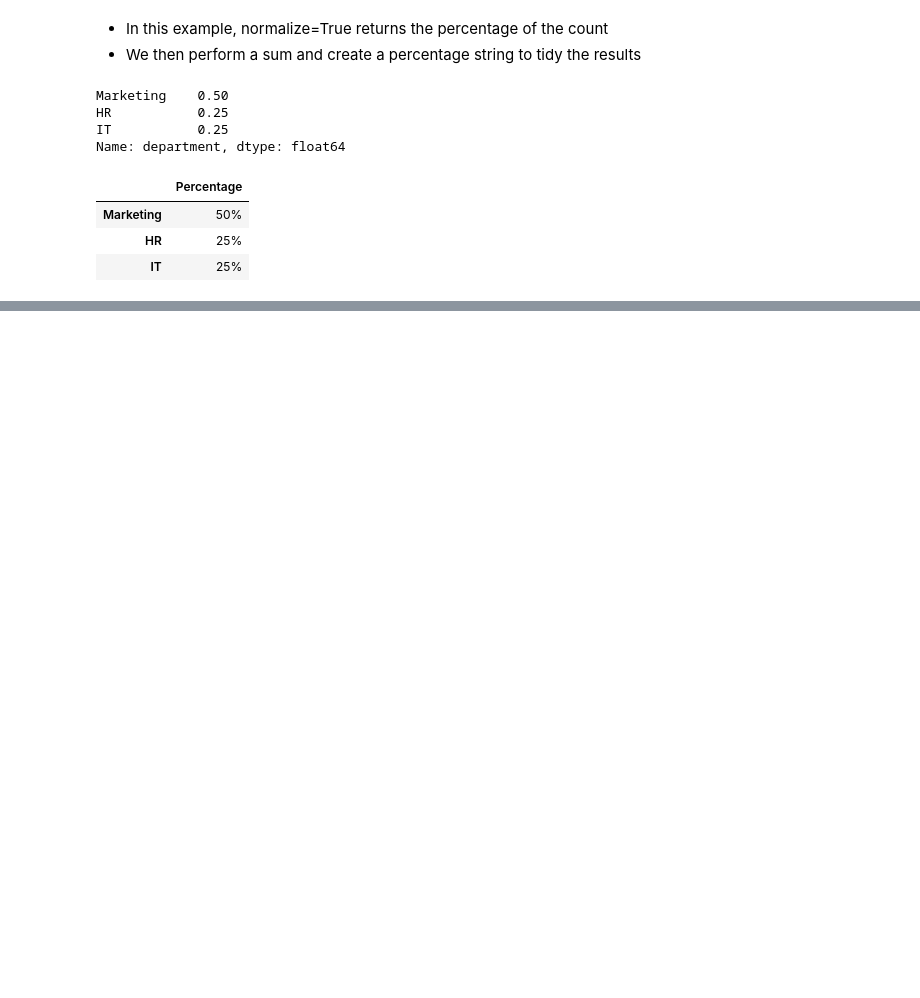
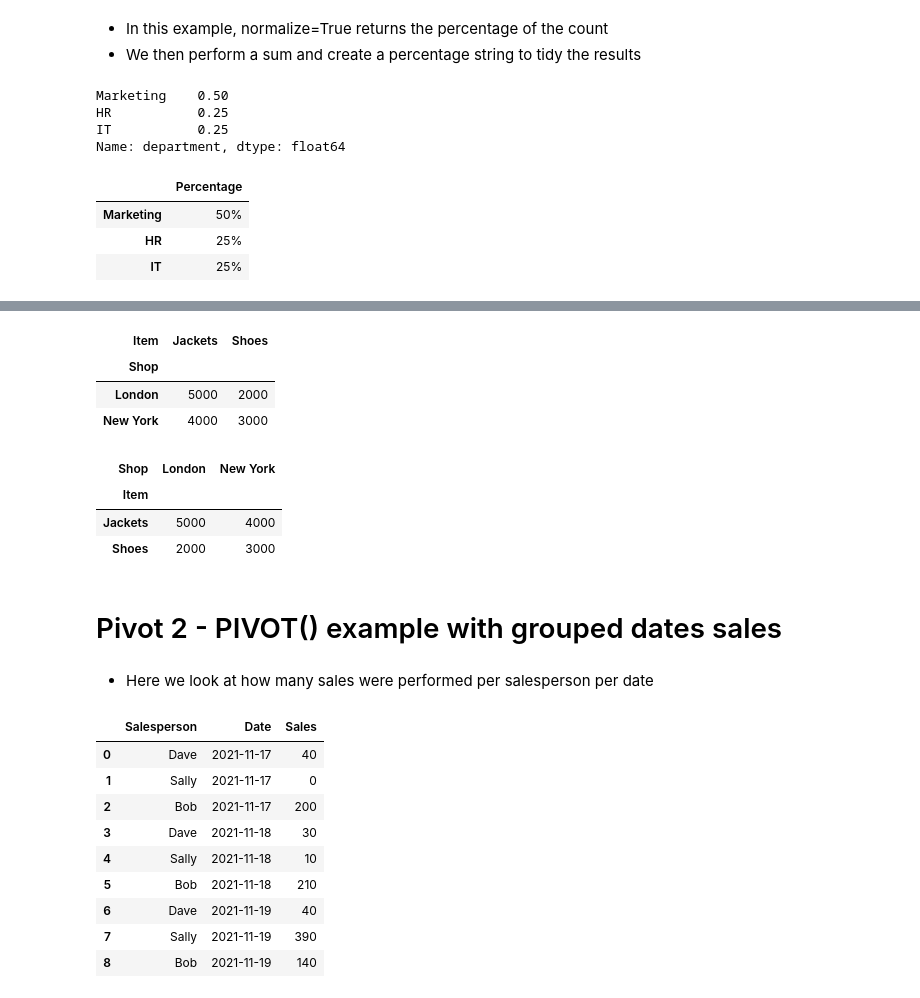
Before and after one commit to richardgourley/pandas-one-pagers, a Jupyter notebook: pandas-one-pager.ipynb, the cells around one changed output, grey strips where cells are left out. Drawn from its saved outputs; the diff is of its cells as text; code cells hidden in the pictures; blank space fills up the shorter version.

```diff
--- a/pandas-one-pager.ipynb
+++ b/pandas-one-pager.ipynb
@@ -528,0 +548,45 @@ department_percentage
+# %%
+# See how many items are sold in each shop
+df_shop.pivot(index="Shop", columns="Item", values="Sales")
+# %% [output]
+| Item | Jackets | Shoes |
+| Shop |  |  |
+| London | 5000 | 2000 |
+| New York | 4000 | 3000 |
+# %%
+# Here we pivot the other way
+df_shop.pivot(index="Item", columns="Shop", values="Sales")
+# %% [output]
+| Shop | London | New York |
+| Item |  |  |
+| Jackets | 5000 | 4000 |
+| Shoes | 2000 | 3000 |
+# %% [markdown]
+# Pivot 2 - PIVOT() example with grouped dates sales
+# %% [markdown]
+- Here we look at how many sales were performed per salesperson per date
+# %%
+df_dates_arr = [
+    ["Dave",'2021-11-17',40],
+    ["Sally",'2021-11-17',0],
+    ["Bob",'2021-11-17',200],
+    ["Dave",'2021-11-18',30],
+    ["Sally",'2021-11-18',10],
+    ["Bob",'2021-11-18',210],
+    ["Dave",'2021-11-19',40],
+    ["Sally",'2021-11-19',390],
+    ["Bob",'2021-11-19',140]
+]
+df_dates = pd.DataFrame(df_dates_arr, columns=["Salesperson","Date","Sales"])
+df_dates
+# %% [output]
+|  | Salesperson | Date | Sales |
+| 0 | Dave | 2021-11-17 | 40 |
+| 1 | Sally | 2021-11-17 | 0 |
+| 2 | Bob | 2021-11-17 | 200 |
+| 3 | Dave | 2021-11-18 | 30 |
+| 4 | Sally | 2021-11-18 | 10 |
+| 5 | Bob | 2021-11-18 | 210 |
+| 6 | Dave | 2021-11-19 | 40 |
+| 7 | Sally | 2021-11-19 | 390 |
+| 8 | Bob | 2021-11-19 | 140 |
```
Also changed, not shown: parts of 34 cells of this notebook.
